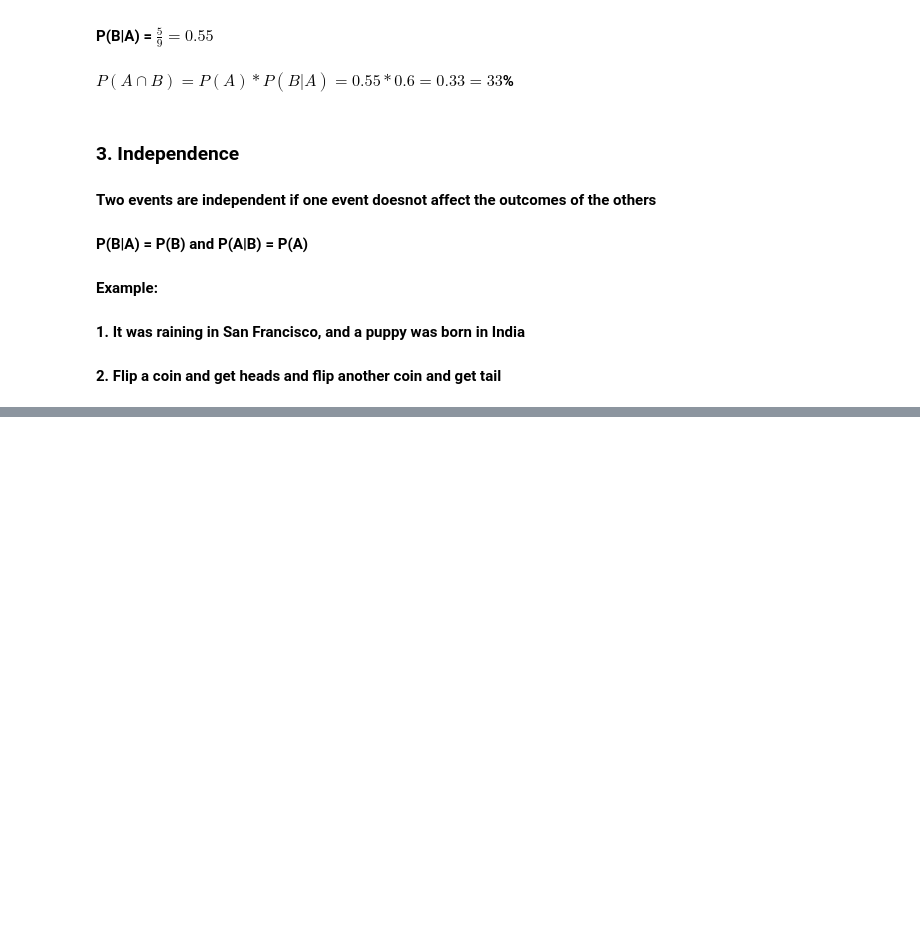
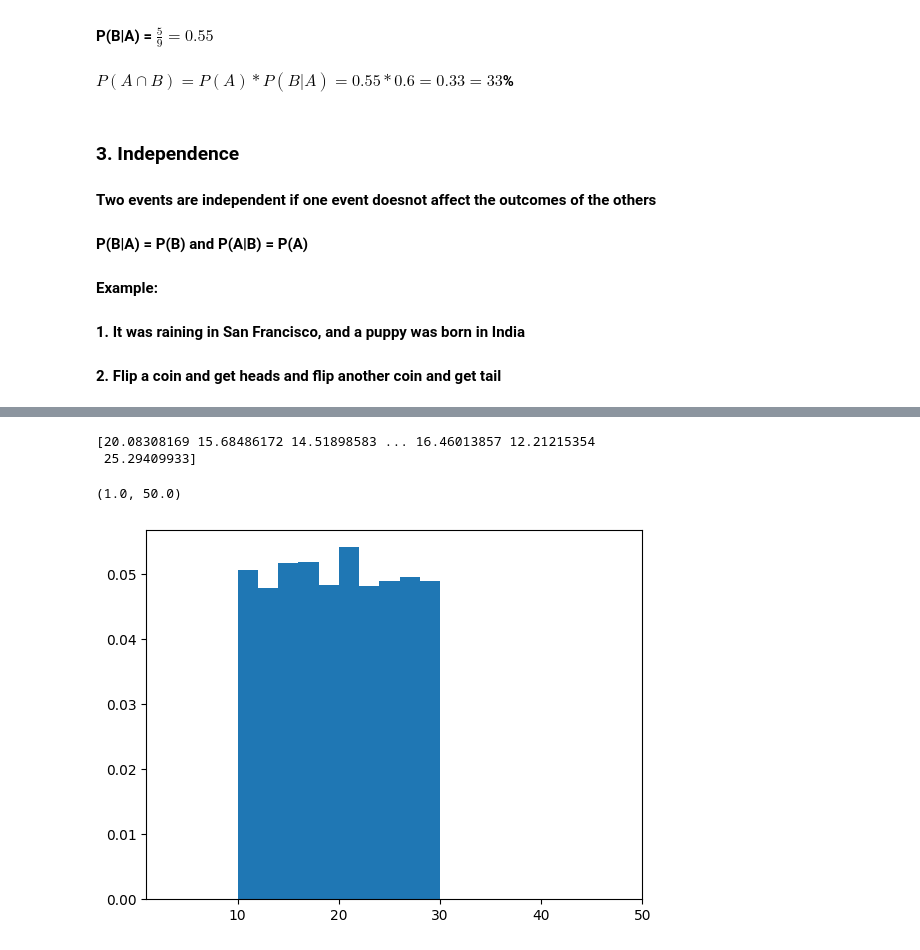
Before and after one commit to UkeshThapa/Summer-ML-Training, a Jupyter notebook: data_science_course.ipynb, the cells around one changed output, grey strips where cells are left out. Saved outputs shown, nothing was run; the diff lists cells and outputs as text; code cells hidden in the pictures; blank space fills up the shorter version.

```diff
--- a/data_science_course.ipynb
+++ b/data_science_course.ipynb
@@ -1017,0 +1181,24 @@ Tossing a fair coin and rolling a fair die. The probability of getting **Head**
+# %%
+# !pip install scipy
+# import uniform distribution
+from scipy.stats import uniform
+
+n = 10000
+a = 10
+width = 20 # b = 30
+
+#rvs stands for random variates, which simply generate random numbers
+#based on the distribution
+data_uniform = uniform.rvs(size=n, loc=a, scale=width)
+
+print(data_uniform)
+#plot the data
+plt.hist(data_uniform, density=True)  ##density=True makes sum=1
+plt.xlim(1, 50)
+
+#notice 1/(b-a) = 0.05
+# %% [output]
+[20.08308169 15.68486172 14.51898583 ... 16.46013857 12.21215354
+ 25.29409933]
+(1.0, 50.0)
+[figure, added]
```
Also changed, not shown: parts of 20 cells of this notebook, 1 other file.
